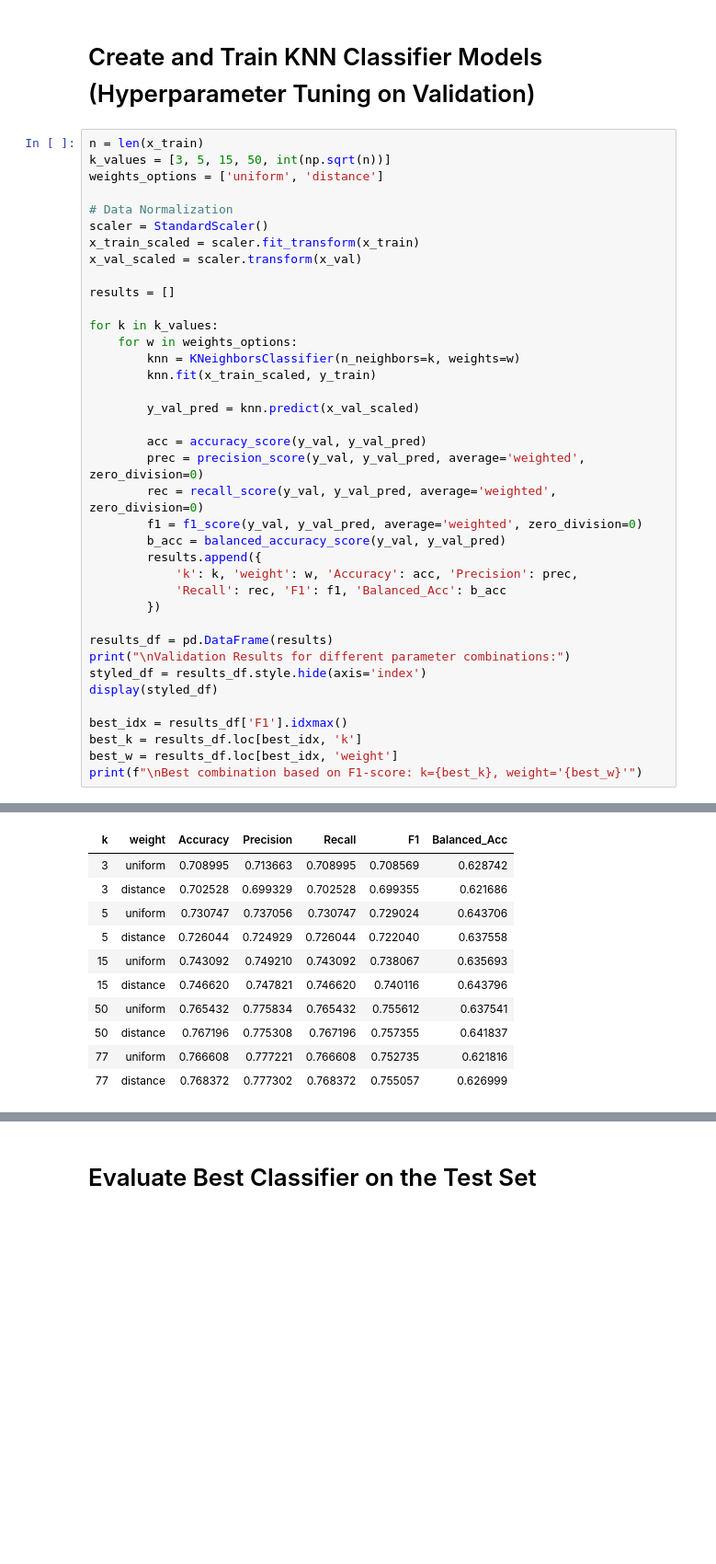
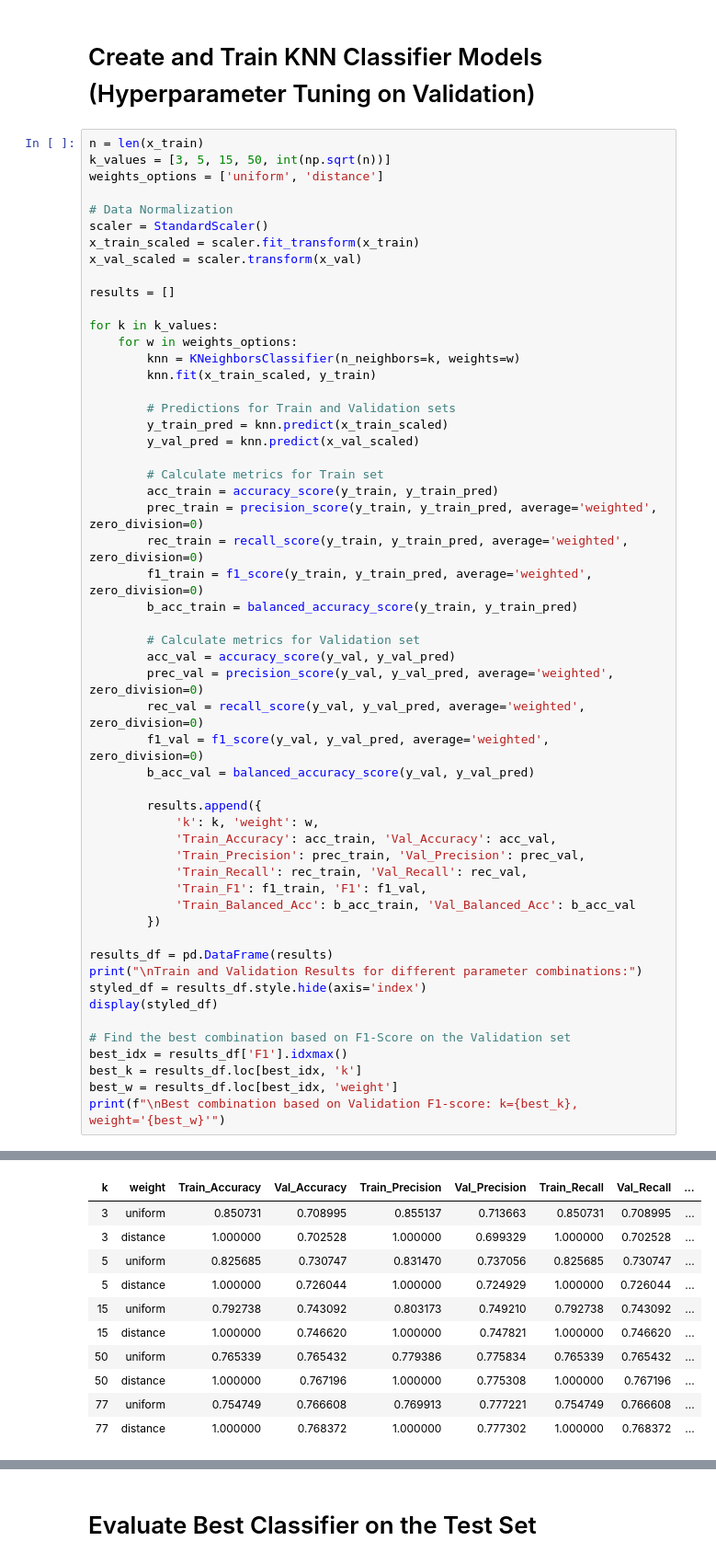
Before and after one commit to MariaVrett/Model-Evaluation, a Jupyter notebook: Model_Evaluation.ipynb, the cells around one changed output, grey strips where cells are left out. Shown at 92% size. Drawn from its saved outputs; the diff is of its cells as text; blank space fills up the shorter version.

```diff
--- a/Model_Evaluation.ipynb
+++ b/Model_Evaluation.ipynb
@@ -129,25 +129,41 @@ for k in k_values:
         knn = KNeighborsClassifier(n_neighbors=k, weights=w)
         knn.fit(x_train_scaled, y_train)
 
+        # Predictions for Train and Validation sets
+        y_train_pred = knn.predict(x_train_scaled)
         y_val_pred = knn.predict(x_val_scaled)
 
-        acc = accuracy_score(y_val, y_val_pred)
-        prec = precision_score(y_val, y_val_pred, average='weighted', zero_division=0)
-        rec = recall_score(y_val, y_val_pred, average='weighted', zero_division=0)
-        f1 = f1_score(y_val, y_val_pred, average='weighted', zero_division=0)
-        b_acc = balanced_accuracy_score(y_val, y_val_pred)
+        # Calculate metrics for Train set
+        acc_train = accuracy_score(y_train, y_train_pred)
+        prec_train = precision_score(y_train, y_train_pred, average='weighted', zero_division=0)
+        rec_train = recall_score(y_train, y_train_pred, average='weighted', zero_division=0)
+        f1_train = f1_score(y_train, y_train_pred, average='weighted', zero_division=0)
+        b_acc_train = balanced_accuracy_score(y_train, y_train_pred)
+
+        # Calculate metrics for Validation set
+        acc_val = accuracy_score(y_val, y_val_pred)
+        prec_val = precision_score(y_val, y_val_pred, average='weighted', zero_division=0)
+        rec_val = recall_score(y_val, y_val_pred, average='weighted', zero_division=0)
+        f1_val = f1_score(y_val, y_val_pred, average='weighted', zero_division=0)
+        b_acc_val = balanced_accuracy_score(y_val, y_val_pred)
+
         results.append({
-            'k': k, 'weight': w, 'Accuracy': acc, 'Precision': prec,
-            'Recall': rec, 'F1': f1, 'Balanced_Acc': b_acc
+            'k': k, 'weight': w,
+            'Train_Accuracy': acc_train, 'Val_Accuracy': acc_val,
+            'Train_Precision': prec_train, 'Val_Precision': prec_val,
+            'Train_Recall': rec_train, 'Val_Recall': rec_val,
+            'Train_F1': f1_train, 'F1': f1_val,
+            'Train_Balanced_Acc': b_acc_train, 'Val_Balanced_Acc': b_acc_val
         })
 
 results_df = pd.DataFrame(results)
-print("\nValidation Results for different parameter combinations:")
+print("\nTrain and Validation Results for different parameter combinations:")
 styled_df = results_df.style.hide(axis='index')
 display(styled_df)
 
+# Find the best combination based on F1-Score on the Validation set
 best_idx = results_df['F1'].idxmax()
 best_k = results_df.loc[best_idx, 'k']
 best_w = results_df.loc[best_idx, 'weight']
-print(f"\nBest combination based on F1-score: k={best_k}, weight='{best_w}'")
+print(f"\nBest combination based on Validation F1-score: k={best_k}, weight='{best_w}'")
 # %% [output]
@@ -155,11 +171,11 @@ Validation Results for different parameter combinations:
-| k | weight | Accuracy | Precision | Recall | F1 | Balanced_Acc |
-| 3 | uniform | 0.708995 | 0.713663 | 0.708995 | 0.708569 | 0.628742 |
-| 3 | distance | 0.702528 | 0.699329 | 0.702528 | 0.699355 | 0.621686 |
-| 5 | uniform | 0.730747 | 0.737056 | 0.730747 | 0.729024 | 0.643706 |
-| 5 | distance | 0.726044 | 0.724929 | 0.726044 | 0.722040 | 0.637558 |
-| 15 | uniform | 0.743092 | 0.749210 | 0.743092 | 0.738067 | 0.635693 |
-| 15 | distance | 0.746620 | 0.747821 | 0.746620 | 0.740116 | 0.643796 |
-| 50 | uniform | 0.765432 | 0.775834 | 0.765432 | 0.755612 | 0.637541 |
-| 50 | distance | 0.767196 | 0.775308 | 0.767196 | 0.757355 | 0.641837 |
-| 77 | uniform | 0.766608 | 0.777221 | 0.766608 | 0.752735 | 0.621816 |
-| 77 | distance | 0.768372 | 0.777302 | 0.768372 | 0.755057 | 0.626999 |
+| k | weight | Train_Accuracy | Val_Accuracy | Train_Precision | Val_Precision | Train_Recall | Val_Recall | ... |
+| 3 | uniform | 0.850731 | 0.708995 | 0.855137 | 0.713663 | 0.850731 | 0.708995 | ... |
+| 3 | distance | 1.000000 | 0.702528 | 1.000000 | 0.699329 | 1.000000 | 0.702528 | ... |
+| 5 | uniform | 0.825685 | 0.730747 | 0.831470 | 0.737056 | 0.825685 | 0.730747 | ... |
+| 5 | distance | 1.000000 | 0.726044 | 1.000000 | 0.724929 | 1.000000 | 0.726044 | ... |
+| 15 | uniform | 0.792738 | 0.743092 | 0.803173 | 0.749210 | 0.792738 | 0.743092 | ... |
+| 15 | distance | 1.000000 | 0.746620 | 1.000000 | 0.747821 | 1.000000 | 0.746620 | ... |
+| 50 | uniform | 0.765339 | 0.765432 | 0.779386 | 0.775834 | 0.765339 | 0.765432 | ... |
+| 50 | distance | 1.000000 | 0.767196 | 1.000000 | 0.775308 | 1.000000 | 0.767196 | ... |
+| 77 | uniform | 0.754749 | 0.766608 | 0.769913 | 0.777221 | 0.754749 | 0.766608 | ... |
+| 77 | distance | 1.000000 | 0.768372 | 1.000000 | 0.777302 | 1.000000 | 0.768372 | ... |
```
Also changed, not shown: parts of 3 cells of this notebook.
